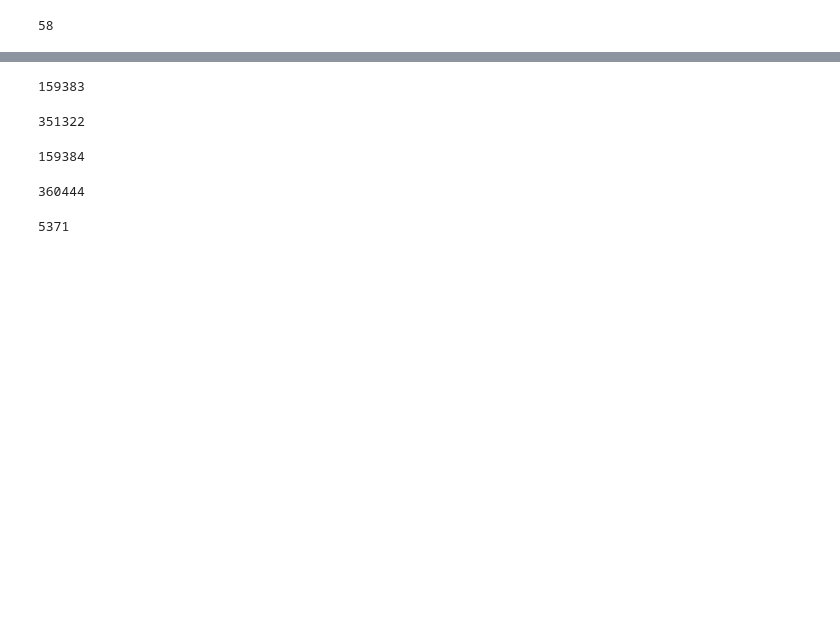
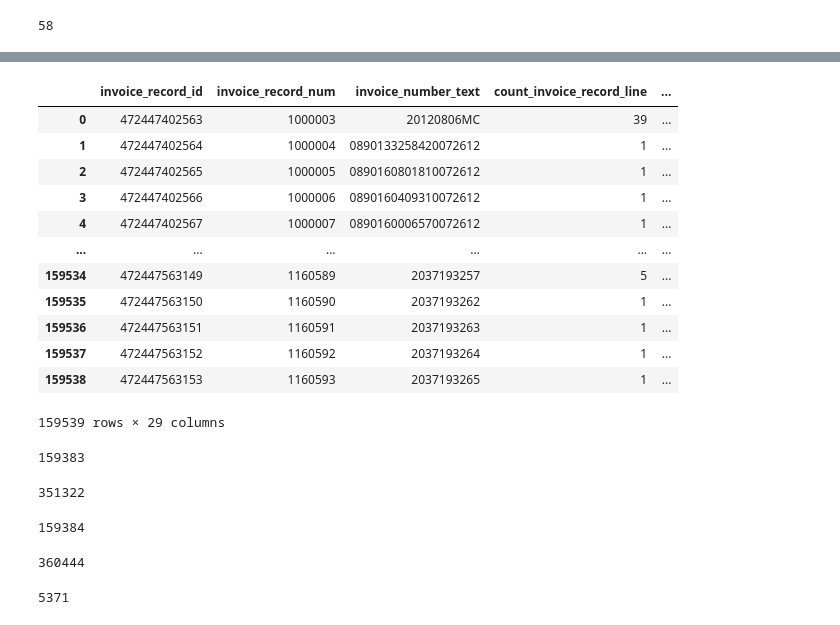
Before and after one commit to cincinnatilibrary/order-exploder, a Jupyter notebook: build_current_order_db.ipynb, the cells around one changed output, grey strips where cells are left out. Saved outputs shown, nothing was run; the diff lists cells and outputs as text; code cells hidden in the pictures; blank space fills up the shorter version.

```diff
--- a/build_current_order_db.ipynb
+++ b/build_current_order_db.ipynb
@@ -338,6 +363,22 @@ ORDER BY 1 DESC
 """
 
 df = pd.read_sql(sql=sql, con=sierra_engine)
+# %%
+df
+# %% [output]
+|  | invoice_record_id | invoice_record_num | invoice_number_text | count_invoice_record_line | ... |
+| 0 | 472447402563 | 1000003 | 20120806MC | 39 | ... |
+| 1 | 472447402564 | 1000004 | 0890133258420072612 | 1 | ... |
+| 2 | 472447402565 | 1000005 | 0890160801810072612 | 1 | ... |
+| 3 | 472447402566 | 1000006 | 0890160409310072612 | 1 | ... |
+| 4 | 472447402567 | 1000007 | 0890160006570072612 | 1 | ... |
+| ... | ... | ... | ... | ... | ... |
+| 159534 | 472447563149 | 1160589 | 2037193257 | 5 | ... |
+| 159535 | 472447563150 | 1160590 | 2037193262 | 1 | ... |
+| 159536 | 472447563151 | 1160591 | 2037193263 | 1 | ... |
+| 159537 | 472447563152 | 1160592 | 2037193264 | 1 | ... |
+| 159538 | 472447563153 | 1160593 | 2037193265 | 1 | ... |
+159539 rows × 29 columns
 # %%
 df.to_sql(
     name='invoice',
```
Also changed, not shown: parts of 5 cells of this notebook, 3 other files.
